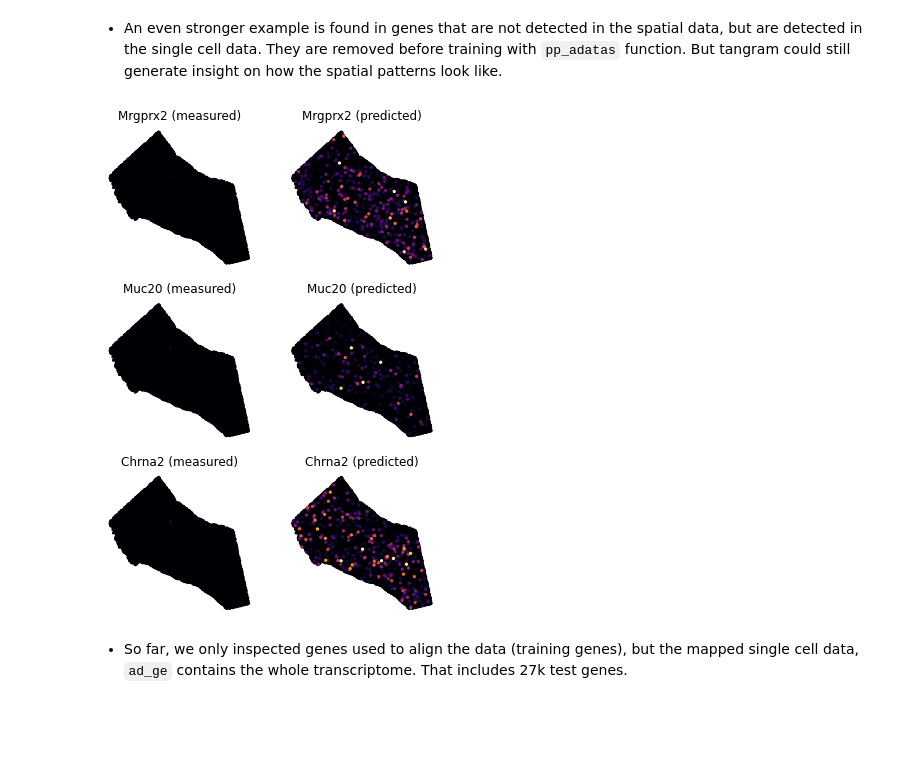
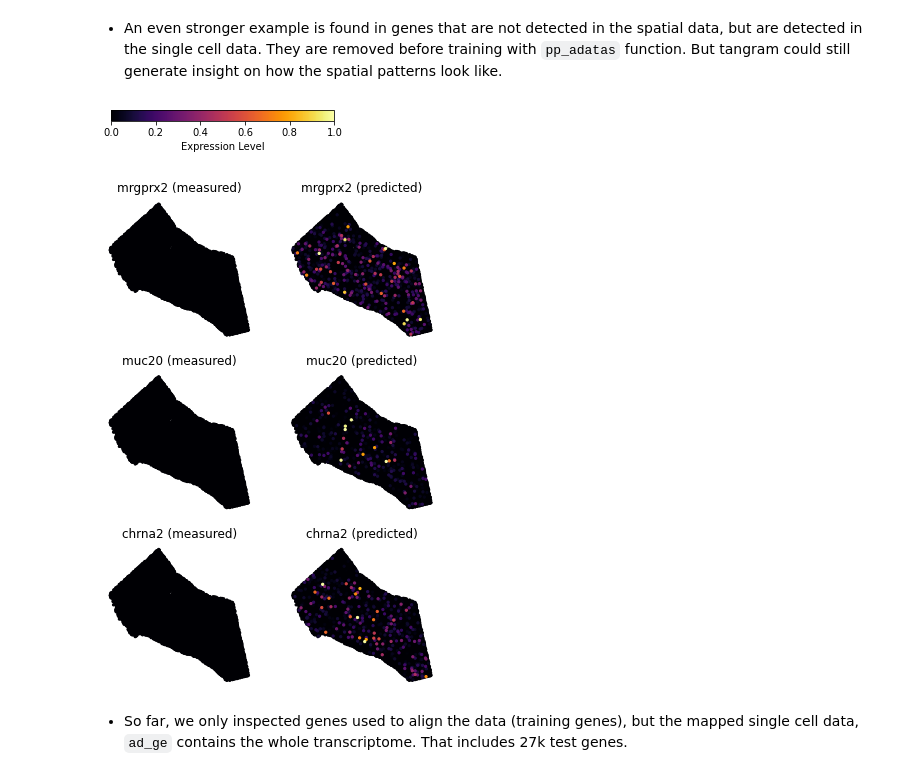
Before and after one commit to broadinstitute/Tangram, a Jupyter notebook: example/1_tutorial_tangram.ipynb, the cells around one changed output. Saved outputs shown, nothing was run; the diff lists cells and outputs as text; code cells hidden in the pictures; blank space fills up the shorter version.

```diff
--- a/example/1_tutorial_tangram.ipynb
+++ b/example/1_tutorial_tangram.ipynb
@@ -329,10 +332,11 @@ tg.plot_genes(genes, adata_measured=ad_sp, adata_predicted=ad_ge, robust=True, p
 # %% [markdown]
 - An even stronger example is found in genes that are not detected in the spatial data, but are detected in the single cell data. They are removed before training with `pp_adatas` function. But tangram could still generate insight on how the spatial patterns look like.
 # %%
-genes=['Mrgprx2', 'Muc20', 'Chrna2']
-tg.plot_genes(genes, adata_measured=ad_sp, adata_predicted=ad_ge, robust=True, perc=0.02, cmap='inferno')
+genes=['mrgprx2', 'muc20', 'chrna2']
+tg.plot_genes(genes, adata_measured=ad_sp, adata_predicted=ad_ge, robust=True, perc=0.02)
 # %% [output]
-[figure, old version]
+[figure, new version]
+[figure, added]
 # %% [markdown]
 - So far, we only inspected genes used to align the data (training genes), but the mapped single cell data, `ad_ge` contains the whole transcriptome. That includes 27k test genes.
 # %%
```
Also changed, not shown: parts of 23 cells of this notebook.
